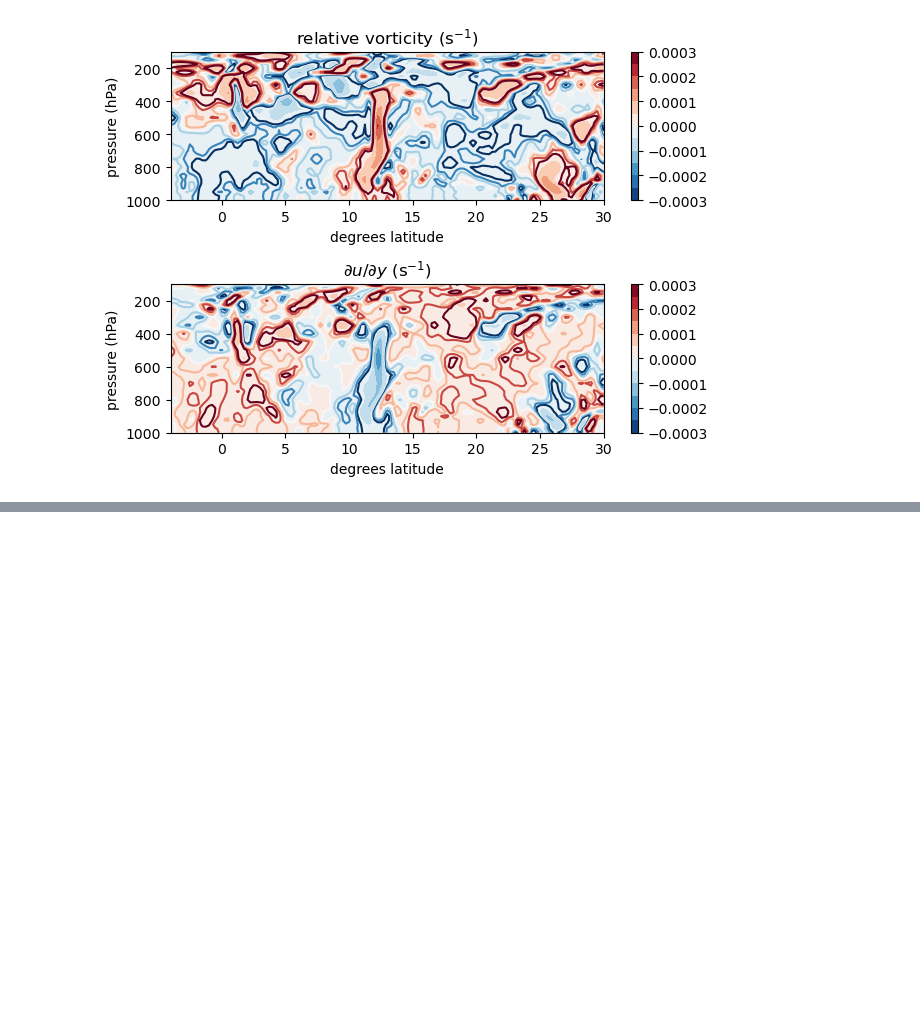
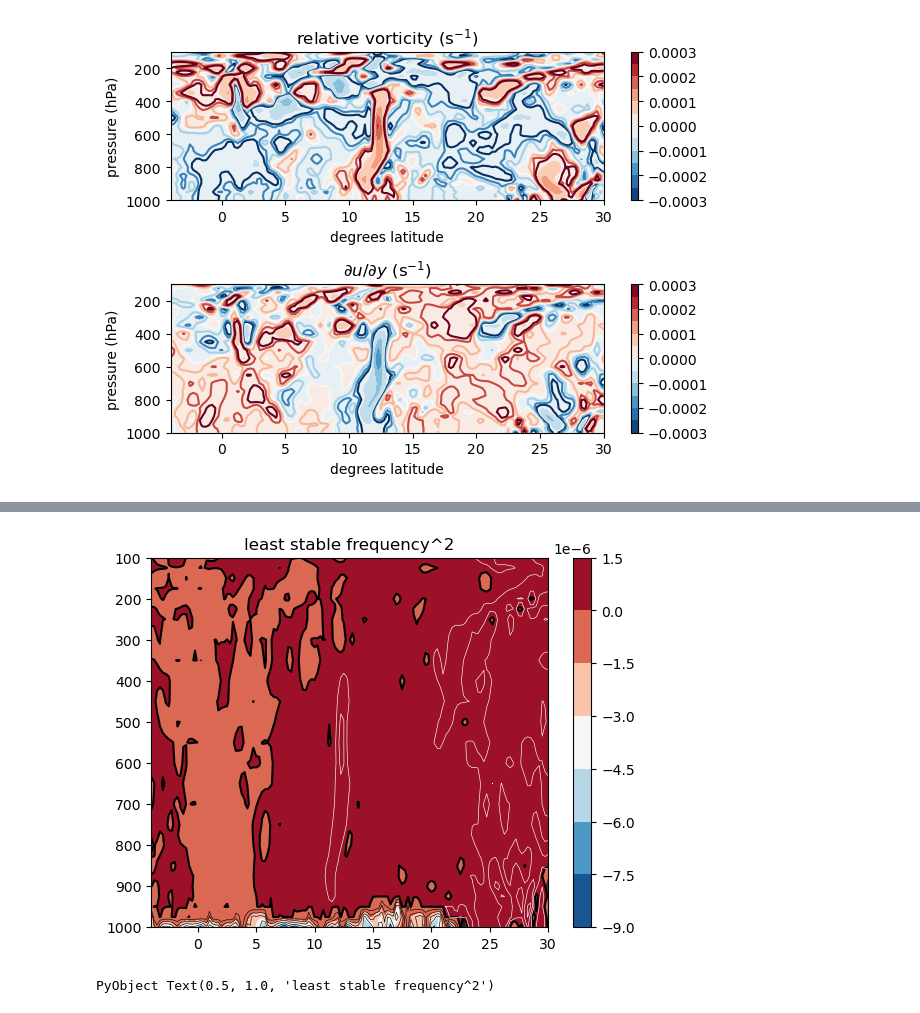
Before and after one commit to deszoeke/ASTRAL-era5, a Jupyter notebook: src/plot_69e.ipynb, the cells around one changed output, grey strips where cells are left out. Saved outputs shown, nothing was run; the diff lists cells and outputs as text; code cells hidden in the pictures; blank space fills up the shorter version.

```diff
--- a/src/plot_69e.ipynb
+++ b/src/plot_69e.ipynb
@@ -133,10 +148,22 @@ end
 # %%
-# compute the differences
-
+# compute the finite differences
+dlnTdy = ∂y( log.(ds[:t][1,:,:,:]) )
 dudy = ∂y( ds[:u][1,:,:,:] )
-dudy_old = ∂y_old( ds[:u][1,:,:,:] )
 dvdx = ds[:vo][1,:,:,:] .+ dudy
 
-maximum(abs, dudy_old .- dudy ) # tiny, 10^-19
+# compare old and new methods
+maximum(abs, ∂y_old( ds[:u][1,:,:,:] ) .- dudy ) # tiny, 10^-19
 # %% [output]
 1.0842021724855044e-19
+# %%
+# ∂logT/∂logp
+
+function ∂lnp(t=log.(ds[:t][1,:,:,:]), p=ds[:level][:])
+    dlnT = loopopdim(fdpad, 2, t)
+    dlnp = loopopdim(fdpad, 1, log.(p))
+    # dlnTdlnp = loopopdim(./, 2, dlnT, dlnp ) # broadcast /dlnp along 2d dim of dlnT
+    # mapslices of a broadcasting function !! yay !!
+    dTdlnp = mapslices(x->x./dlnp, dlnT, dims=2)
+end
+
+dlnTdlnp = ∂lnp( log.(ds[:t][1,:,:,:]) )
@@ -264,0 +231,42 @@ end
+# %%
+# characteristic frequencies for dry symmetric instability
+# Bennetts and Hoskins 1979
+
+# buoyancy frequency (squared)
+const grav = 9.8
+const Rd = 287.0
+const Cp = 1005.0
+RdoCp = Rd/Cp
+N² = @. grav^2 / (Rd*ds[:t][1,:,:,:]) * (RdoCp - dlnTdlnp) # s-2
+
+# inertial frequency
+const Ω = 7.2921159e-5 # s-1
+fCoriolis(y) = 2*Ω*sind(y)
+F2fcn(f, dudy) = f*(f-dudy)
+F² = mapslices(dudy-> F2fcn.(fCoriolis.(ds[:latitude][:]), dudy), dudy, dims=1)
+
+# thermal wind (shear)
+S² = -grav * dlnTdy
+
+# Ertel potential vorticity
+q = @. F²*N² - S²*S²
+
+σ_min² = @. ( N² + F² - sqrt((N² + F²)^2 - 4*q) )/2 # s^-1, +imaginary part indicates unstable growth
+σ_unst = @. sqrt( Complex(σ_min²) ) # frequency of least stable symmetric mode
+
+clf()
+contourf(ds[:latitude][:], ds[:level][:], pd(σ_min²[:,:,it]),
+    cmap=ColorMap("RdBu_r"))
+colorbar()
+contour(ds[:latitude][:], ds[:level][:], pd(σ_min²[:,:,it]),
+    colors="k", levels=(0,))
+contour(ds[:latitude][:], ds[:level][:], pd(imag.(σ_unst[:,:,it])),
+    colors="k", linewidths=0.45, levels=0.5e-3:0.5e-3:3e-3)
+contour(ds[:latitude][:], ds[:level][:], pd(real.(σ_unst[:,:,it])),
+    colors="w", linewidths=0.45, levels=0.5e-4:0.25e-4:3e-4)
+ylim([1000, 100])
+title("least stable frequency^2")
+# gcf()
+# %% [output]
+[figure, added]
+PyObject Text(0.5, 1.0, 'least stable frequency^2')
```
Also changed, not shown: parts of 7 cells of this notebook.
